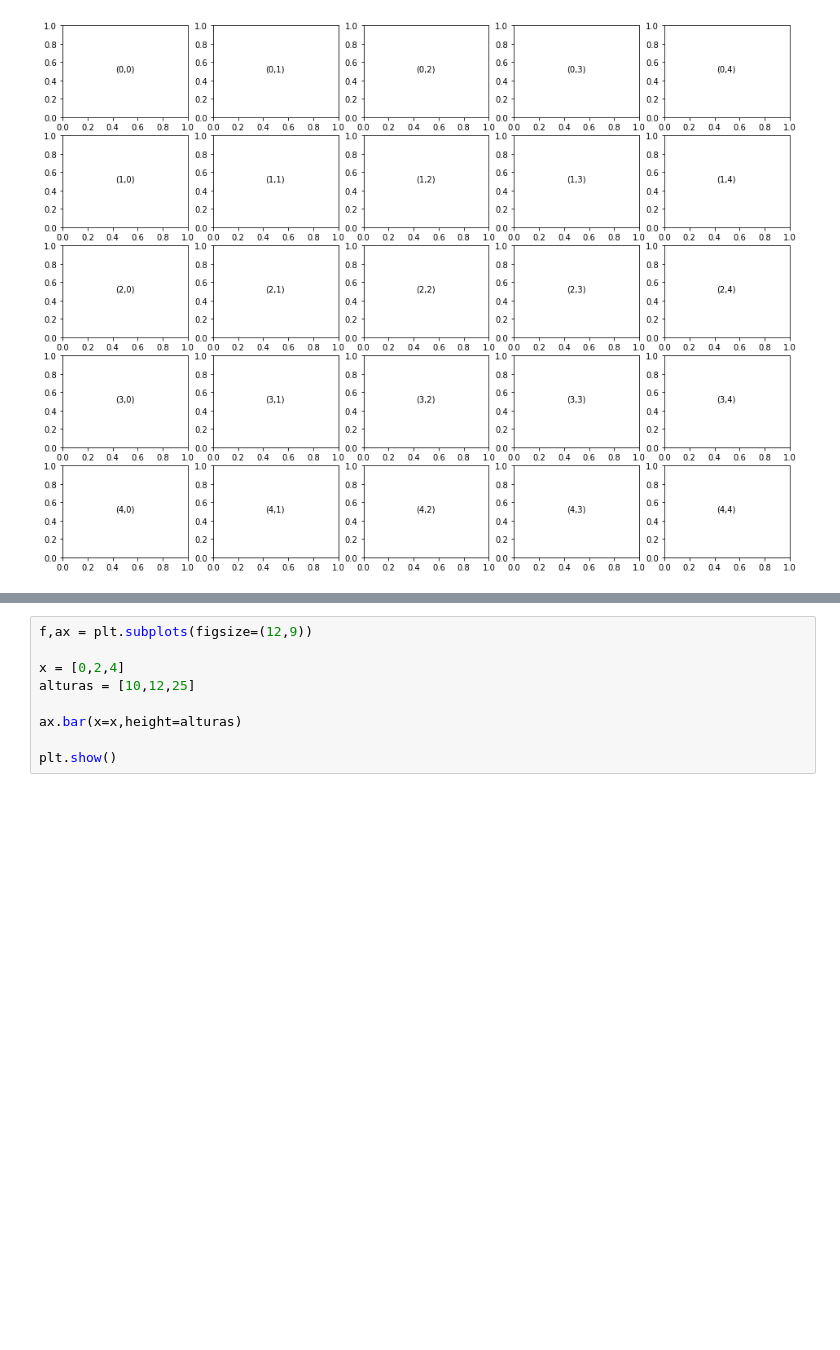
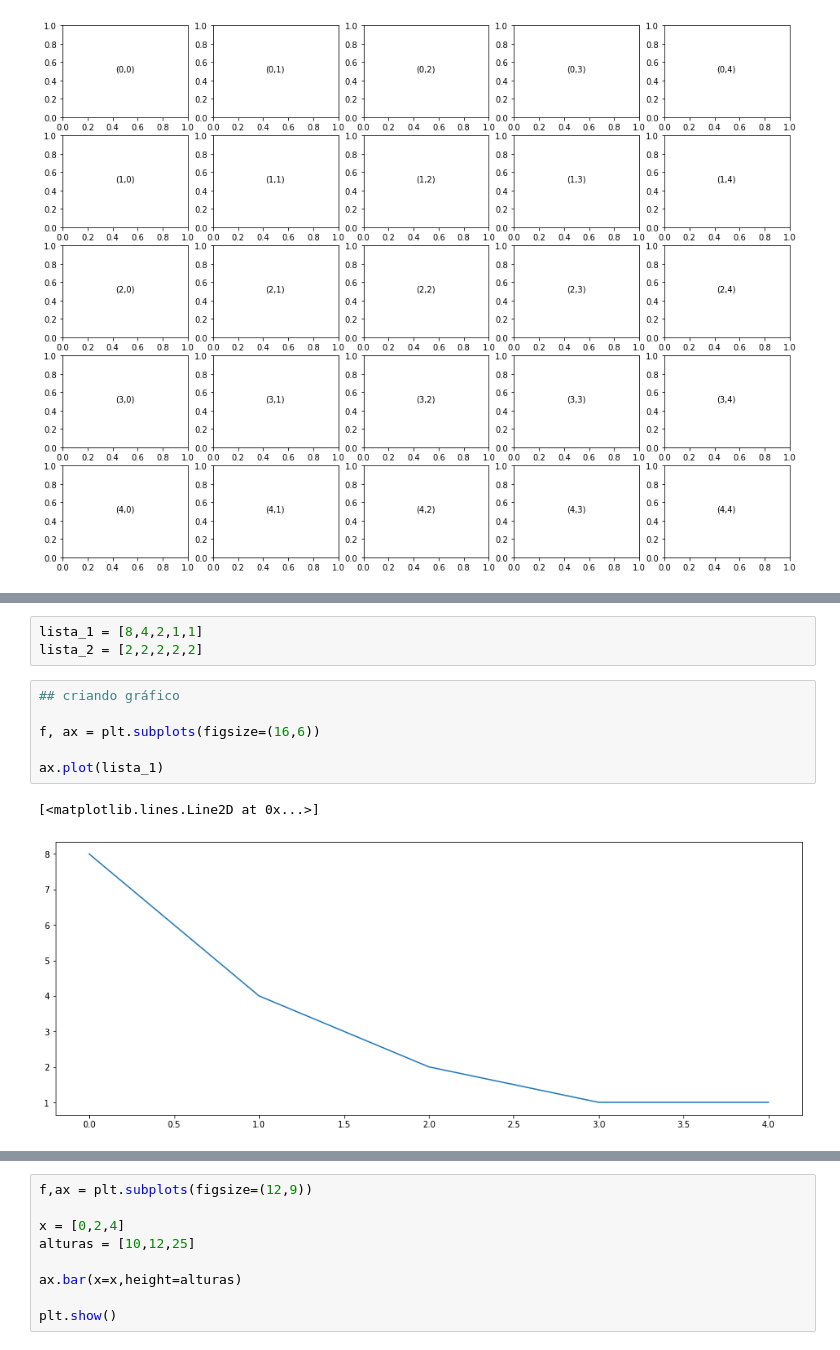
Before and after one commit to aulas-e-palestras/inove-python, a Jupyter notebook: 005_data_viz_matplotlib.ipynb, the cells around one changed output, grey strips where cells are left out. Saved outputs shown, nothing was run; the diff lists cells and outputs as text; blank space fills up the shorter version.

Commit message:
wip matplotlib

```diff
--- a/005_data_viz_matplotlib.ipynb
+++ b/005_data_viz_matplotlib.ipynb
@@ -472,0 +152,12 @@ plt.show()
+# %%
+lista_1 = [8,4,2,1,1]
+lista_2 = [2,2,2,2,2]
+# %%
+## criando gráfico
+
+f, ax = plt.subplots(figsize=(16,6))
+
+ax.plot(lista_1)
+# %% [output]
+[<matplotlib.lines.Line2D at 0x...>]
+[figure, added]
```
Also changed, not shown: parts of 66 cells of this notebook.
